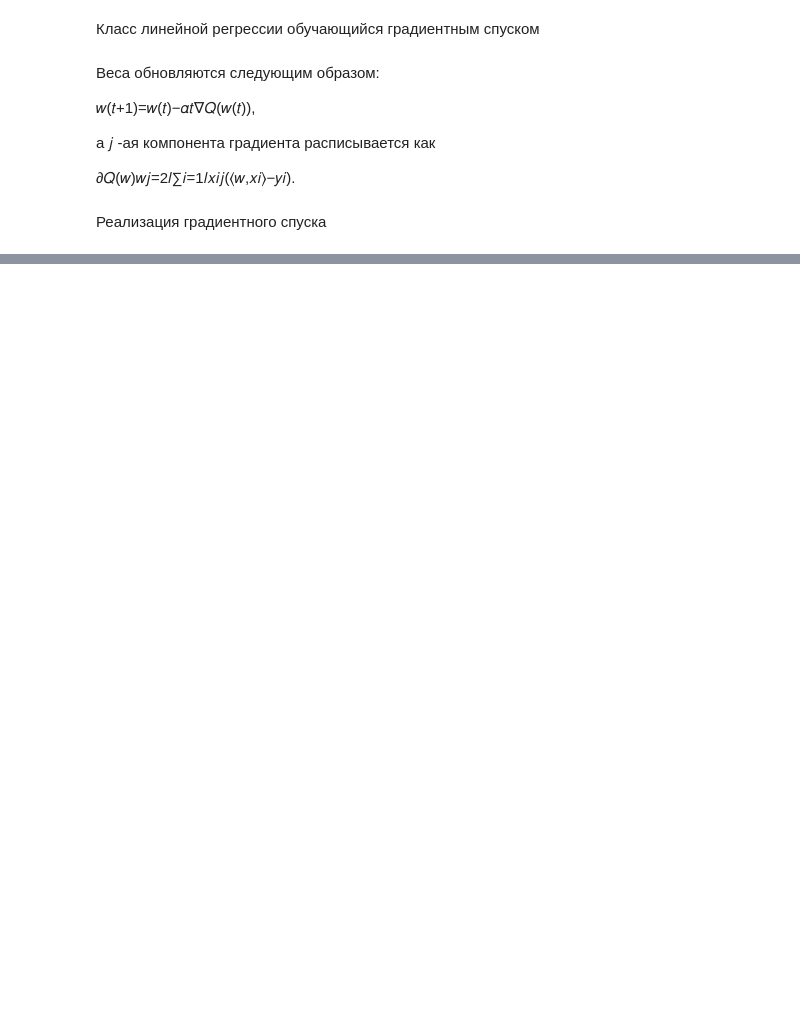
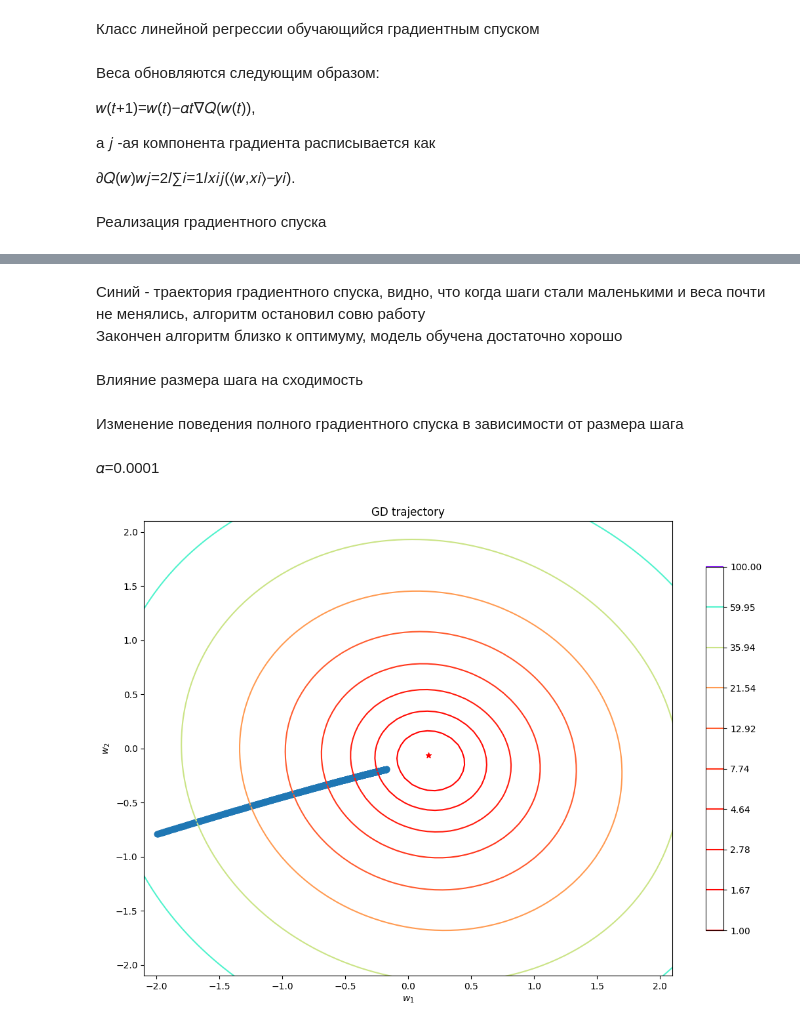
Before and after one commit to GarifullinII/GradientDescent, a Jupyter notebook: gradient_descent.ipynb, the cells around one changed output, grey strips where cells are left out. Drawn from its saved outputs; the diff is of its cells as text; code cells hidden in the pictures; blank space fills up the shorter version.

```diff
--- a/gradient_descent.ipynb
+++ b/gradient_descent.ipynb
@@ -125,0 +183,15 @@ class LinearRegression(BaseEstimator):
+# %% [markdown]
+Синий - траектория градиентного спуска, видно, что когда шаги стали маленькими и веса почти не менялись, алгоритм остановил совю работу
+<br>Закончен алгоритм близко к оптимуму, модель обучена достаточно хорошо
+# %% [markdown]
+Влияние размера шага на сходимость
+# %% [markdown]
+Изменение поведения полного градиентного спуска в зависимости от размера шага
+# %% [markdown]
+𝛼=0.0001
+# %%
+lr = LinearRegression(w0=w_0, alpha=0.0001)
+lr.fit(X, y)
+plot_gd(X, y, lr.w_history)
+# %% [output]
+[figure, added]
```
Also changed, not shown: parts of 13 cells of this notebook.
